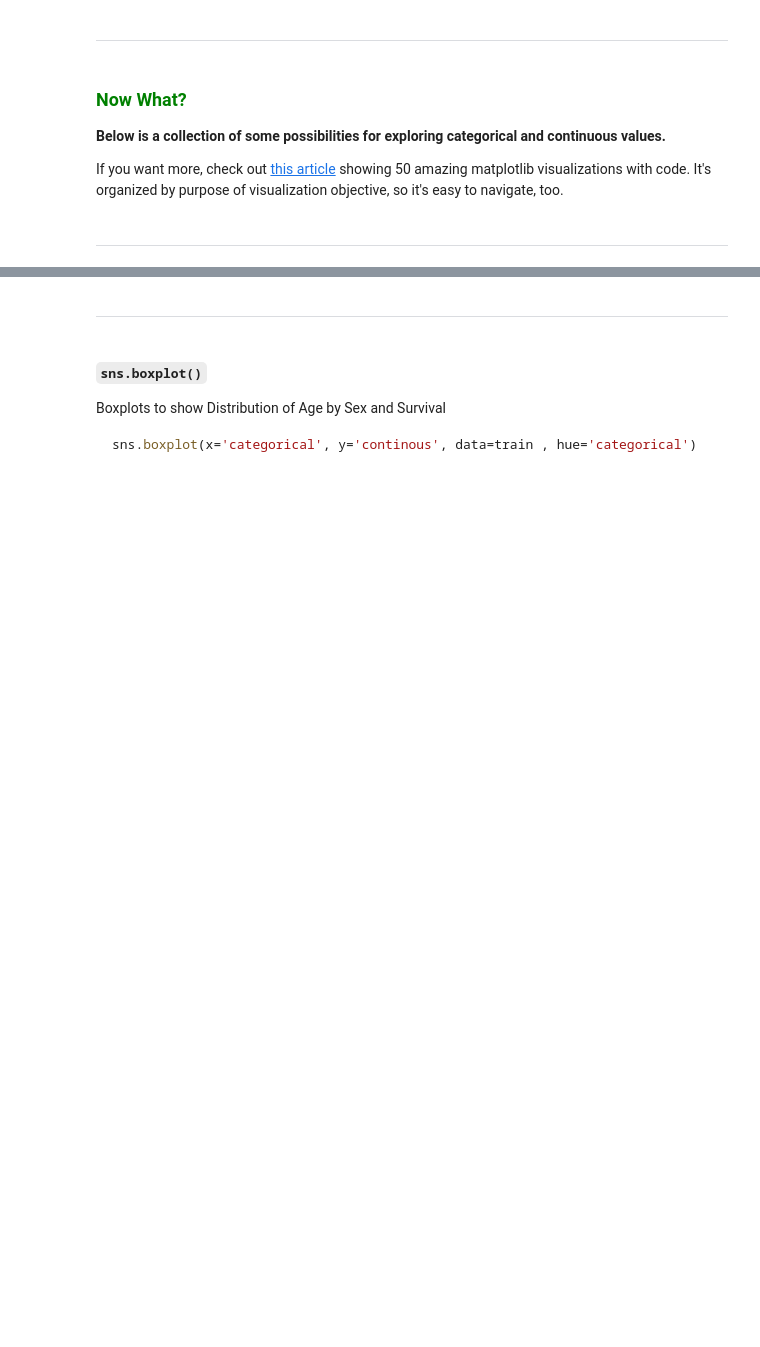
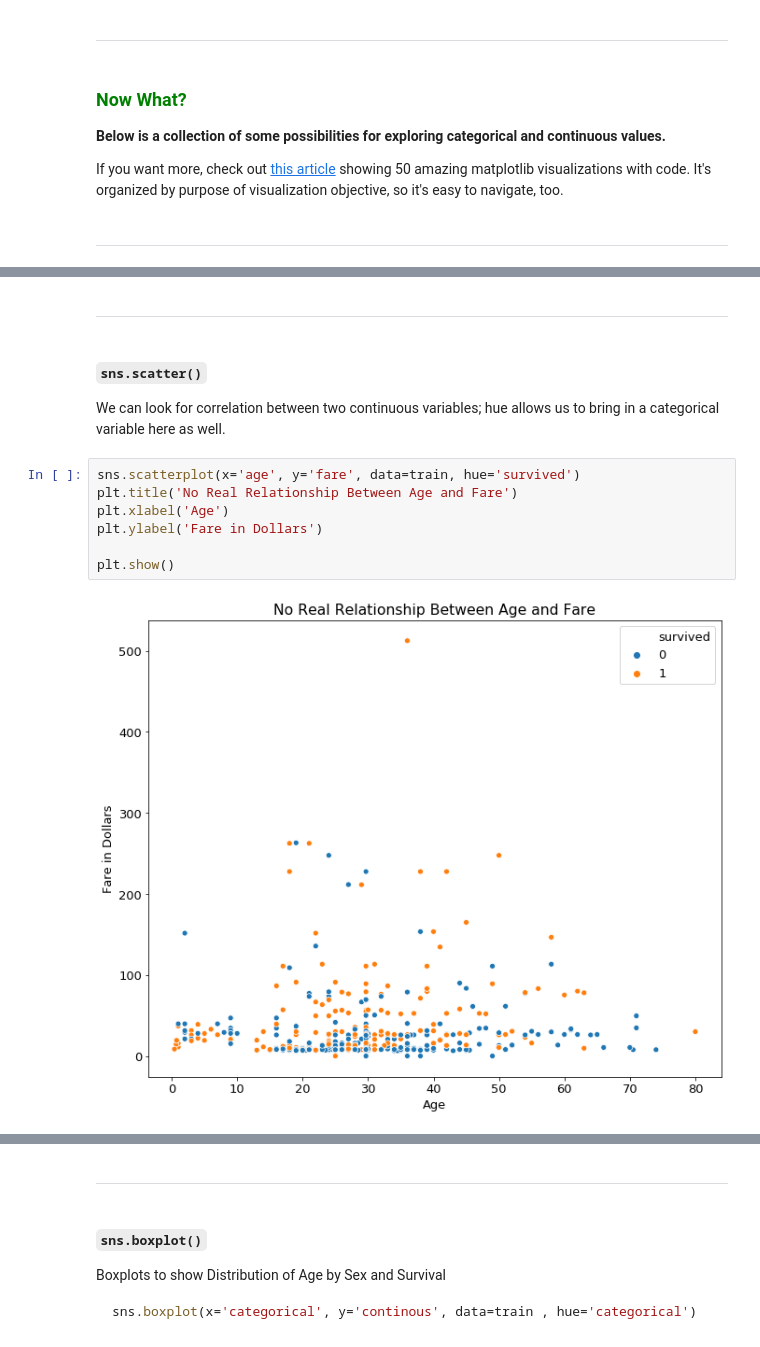
Before and after one commit to faithkane3/e_classification, a Jupyter notebook: classification_acquire_to_explore_review.ipynb, the cells around one changed output, grey strips where cells are left out. Saved outputs shown, nothing was run; the diff lists cells and outputs as text; blank space fills up the shorter version.

```diff
--- a/classification_acquire_to_explore_review.ipynb
+++ b/classification_acquire_to_explore_review.ipynb
@@ -911,0 +897,15 @@ plt.show()
+# %% [markdown]
+___
+# %% [markdown]
+##### `sns.scatter()`
+
+We can look for correlation between two continuous variables; hue allows us to bring in a categorical variable here as well.
+# %%
+sns.scatterplot(x='age', y='fare', data=train, hue='survived')
+plt.title('No Real Relationship Between Age and Fare')
+plt.xlabel('Age')
+plt.ylabel('Fare in Dollars')
+
+plt.show()
+# %% [output]
+[figure, added]
```
Also changed, not shown: parts of 20 cells of this notebook.
